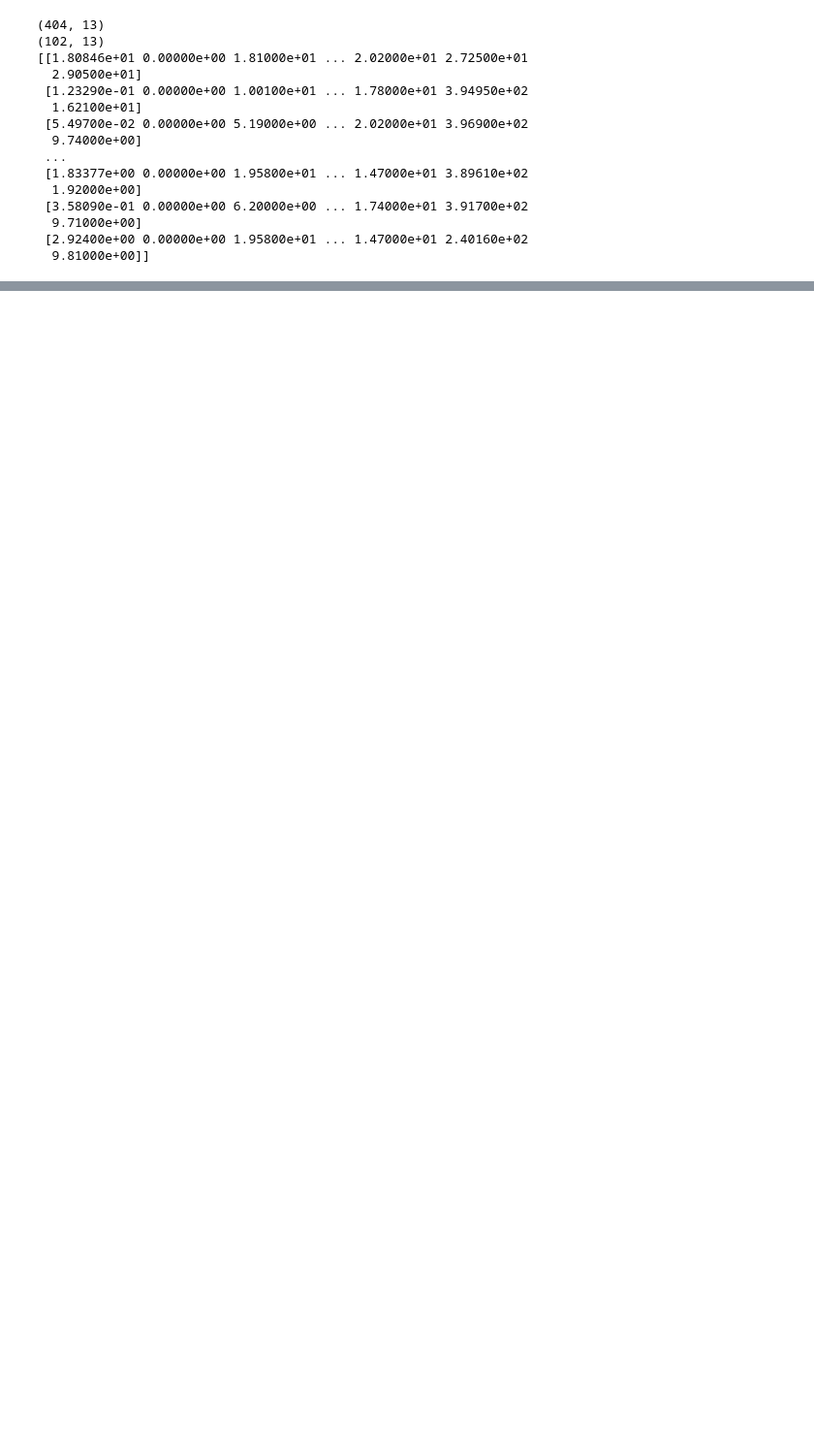
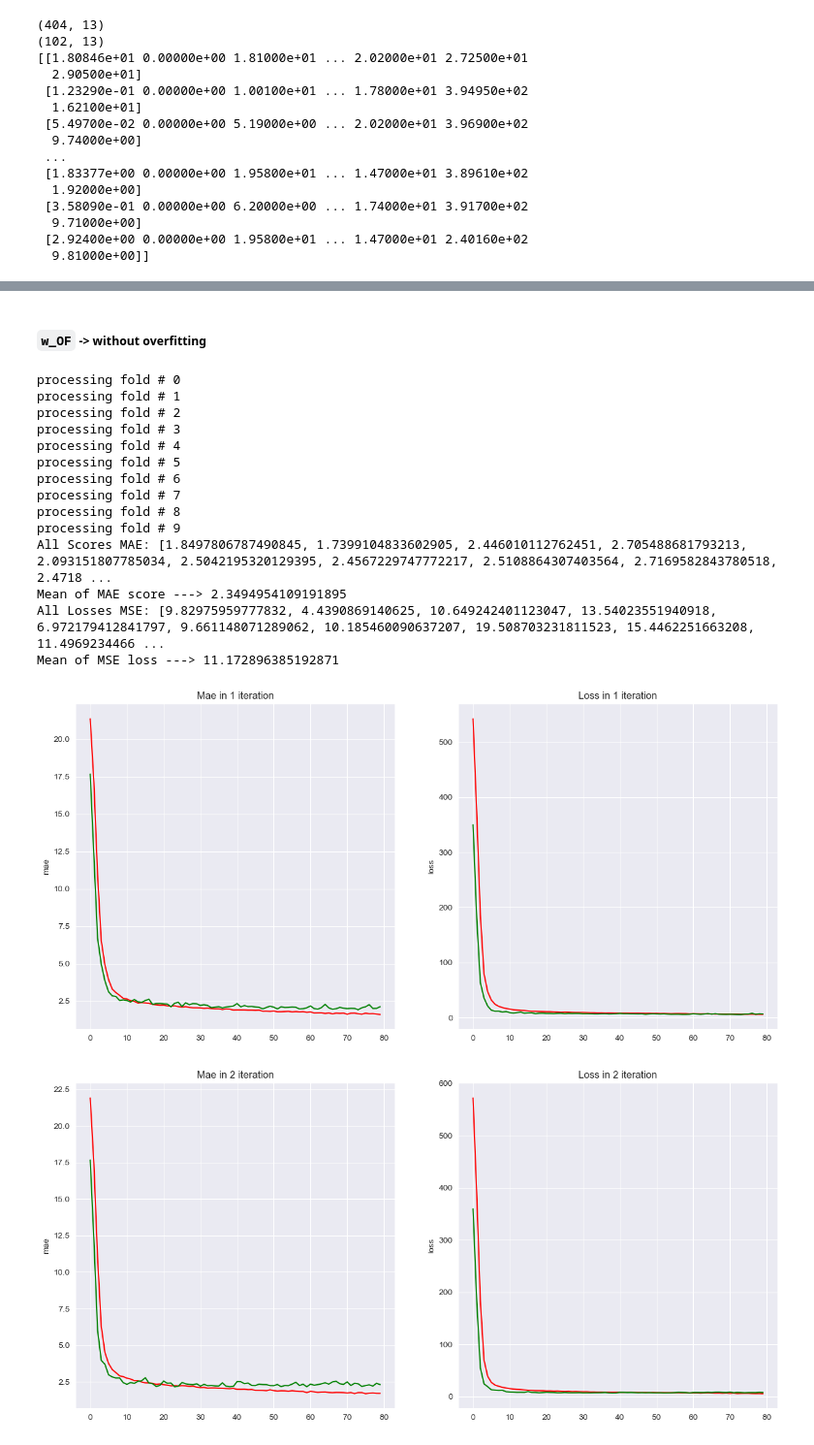
Before and after one commit to AlexanderVitMor/AI_systems, a Jupyter notebook: PAIS_labs/houses_lab3.ipynb, the cells around one changed output, grey strips where cells are left out. Shown at 97% size. Saved outputs shown, nothing was run; the diff lists cells and outputs as text; code cells hidden in the pictures; blank space fills up the shorter version.

```diff
--- a/PAIS_labs/houses_lab3.ipynb
+++ b/PAIS_labs/houses_lab3.ipynb
@@ -118,0 +195,23 @@ WARNING:tensorflow:5 out of the last 13 calls to <function TensorFlowTrainer.mak
+# %% [markdown]
+##### `w_OF` -> without overfitting
+# %%
+MAE, MSE = hand_cross_validation_model(k=10, num_epochs=80, batch_size=10, scaling_function=standardize)
+MEAN_MAE_SCORE['k=10 e=80 w_OF'] = MAE
+MEAN_MSE_SCORE['k=10 e=80 w_OF'] = MSE
+# %% [output]
+processing fold # 0
+processing fold # 1
+processing fold # 2
+processing fold # 3
+processing fold # 4
+processing fold # 5
+processing fold # 6
+processing fold # 7
+processing fold # 8
+processing fold # 9
+All Scores MAE: [1.8497806787490845, 1.7399104833602905, 2.446010112762451, 2.705488681793213, 2.093151807785034, 2.5042195320129395, 2.4567229747772217, 2.5108864307403564, 2.7169582843780518, 2.4718 ...
+Mean of MAE score ---> 2.3494954109191895
+All Losses MSE: [9.82975959777832, 4.4390869140625, 10.649242401123047, 13.54023551940918, 6.972179412841797, 9.661148071289062, 10.185460090637207, 19.508703231811523, 15.4462251663208, 11.4969234466 ...
+Mean of MSE loss ---> 11.172896385192871
+[figure, added]
+[figure, added]
```
Also changed, not shown: parts of 17 cells of this notebook, 2 other files.
